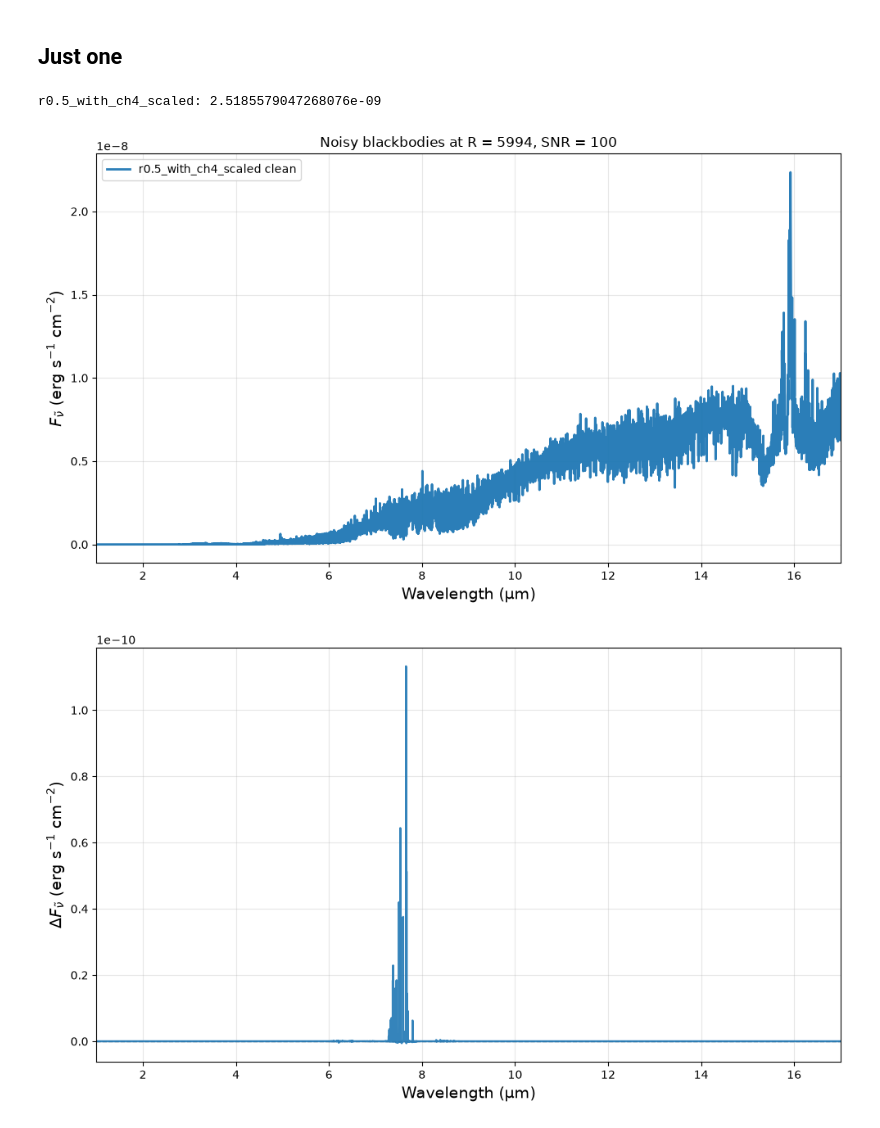
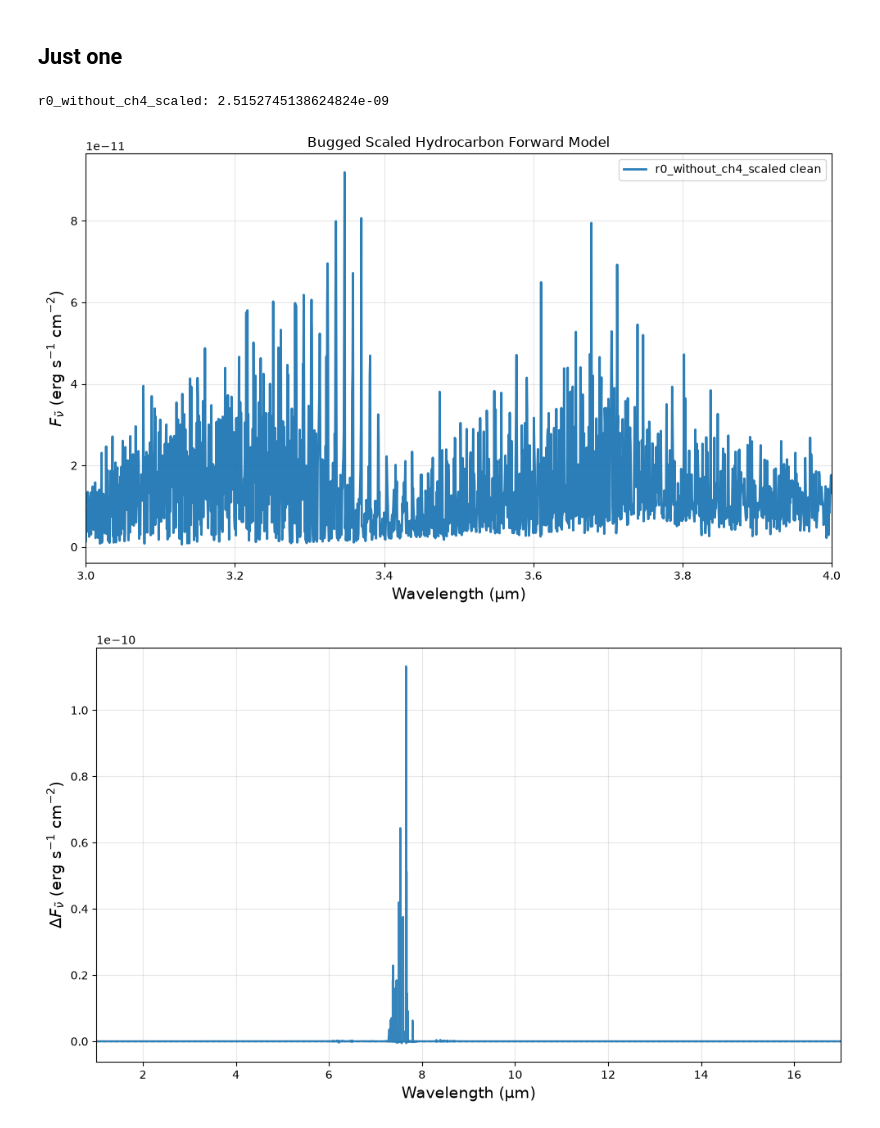
Before and after one commit to zanecollins/sgl_science_case, a Jupyter notebook: sgl_science_case/notebooks/hitran_xsc.ipynb, the cells around one changed output. Saved outputs shown, nothing was run; the diff lists cells and outputs as text; code cells hidden in the pictures.

```diff
--- a/sgl_science_case/notebooks/hitran_xsc.ipynb
+++ b/sgl_science_case/notebooks/hitran_xsc.ipynb
@@ -583,7 +583,7 @@ res_dict = {
 #     "r1_without_ch4": load_pkl("CH3+C2H4+C2H2+C2H6+C4H2_scaled_r1"),
 
 #     "r0_with_ch4": load_pkl("CH4+CH3+C2H4+C2H2+C2H6+C4H2_scaled_r0"),
-#     "r0_without_ch4": load_pkl("CH3+C2H4+C2H2+C2H6+C4H2_scaled_r0"),
+    "r0_without_ch4_scaled": load_pkl("CH3+C2H4+C2H2+C2H6+C4H2_scaled_r0"),
 
 #     "r0.5_with_ch4": load_pkl("CH4+CH3+C2H4+C2H2+C2H6+C4H2_scaled_r0.5"),
 #     "r0.5_without_ch4": load_pkl("CH3+C2H4+C2H2+C2H6+C4H2_scaled_r0.5"),
@@ -593,8 +593,8 @@ res_dict = {
     # "r0_without_ch4_earthlike": load_pkl("CH3+C2H4+C2H2+C2H6+C4H2_earthlike_r0_saugata"),
     # "r1_with_ch4_earthlike": load_pkl("CH4+CH3+C2H4+C2H2+C2H6+C4H2_earthlike_r1"),
     # "r1_without_ch4_earthlike": load_pkl("CH3+C2H4+C2H2+C2H6+C4H2_earthlike_r1"),
-    "r0.5_with_ch4_scaled": load_pkl("CH4+CH3+C2H4+C2H2+C2H6+C4H2_scaled_r0.5_saugata"),
-    "r0.5_without_ch4_scaled": load_pkl("CH3+C2H4+C2H2+C2H6+C4H2_scaled_r0.5_saugata")
+    # "r0.5_with_ch4_scaled": load_pkl("CH4+CH3+C2H4+C2H2+C2H6+C4H2_scaled_r0.5_saugata"),
+    # "r0.5_without_ch4_scaled": load_pkl("CH3+C2H4+C2H2+C2H6+C4H2_scaled_r0.5_saugata")
 
 }
 # %%
@@ -604,12 +604,12 @@ res_dict = {
 # %%
 plt.figure(figsize=(10, 6))
 
-plt_min, plt_max = 1,17
+plt_min, plt_max = 3,4
 R = 5994
 snr = 100
 R_key = int(R)
 
-names = ["r0.5_with_ch4_scaled"]#
+names = ["r0_without_ch4_scaled"]#
 colors = ["C0", "C1", "C2", "C3", "C4", "C5", "C6"]
 i = 0
 
@@ -626,36 +626,36 @@ for name, color in zip(names, colors):
     # x, y, err = x[m], y[m], err[m]
 
     # plt.errorbar(
     #     x, y, yerr=err,
     #     label=f"{name} noisy (R={int(R)}, SNR={snr})",
     #     marker="o", ls="none", markersize=4, capsize=3,
     #     alpha=0.7, color=color, zorder=1,
     # )
 
     y_c = np.asarray(d["flux_clean"], dtype=np.float64)
     m_c = np.isfinite(x)
     x_c = np.asarray(d["wavelength_grid"], dtype=np.float64)
     y_c = np.asarray(d["flux_clean"], dtype=np.float64)
     m_c = np.isfinite(x_c) & np.isfinite(y_c) & (y_c > 0) & (x_c >= plt_min) & (x_c <= plt_max)
     plt.plot(x_c[m_c], y_c[m_c], lw=2, color=color, alpha=1-(i*0.05), zorder=2,
              label=f"{name} clean")
 
 # plt.yscale("log")
 plt.xlim(plt_min, plt_max)
 # plt.ylim(1.95e-11,2.0e-11)
 plt.xlabel("Wavelength (µm)", fontsize=14)
 plt.ylabel(
     r"$F_{\tilde{\nu}}$ (erg s$^{-1}$ cm$^{-2}$)",
     fontsize=14,
 )
-plt.title(f"Noisy blackbodies at R = {int(R)}, SNR = {snr}")
+plt.title(f"Bugged Scaled Hydrocarbon Forward Model")
 plt.legend()
 plt.grid(True, which="both", alpha=0.3)
 plt.tight_layout()
 plt.show()
 # %% [output]
-r0.5_with_ch4_scaled: 2.5185579047268076e-09
+r0_without_ch4_scaled: 2.5152745138624824e-09
-[figure, old version]
+[figure, new version]
 # %%
 plt.figure(figsize=(10, 6))
 plt_min, plt_max = 1,17#3.57, 3.59
```
Also changed, not shown: 1 other file.
